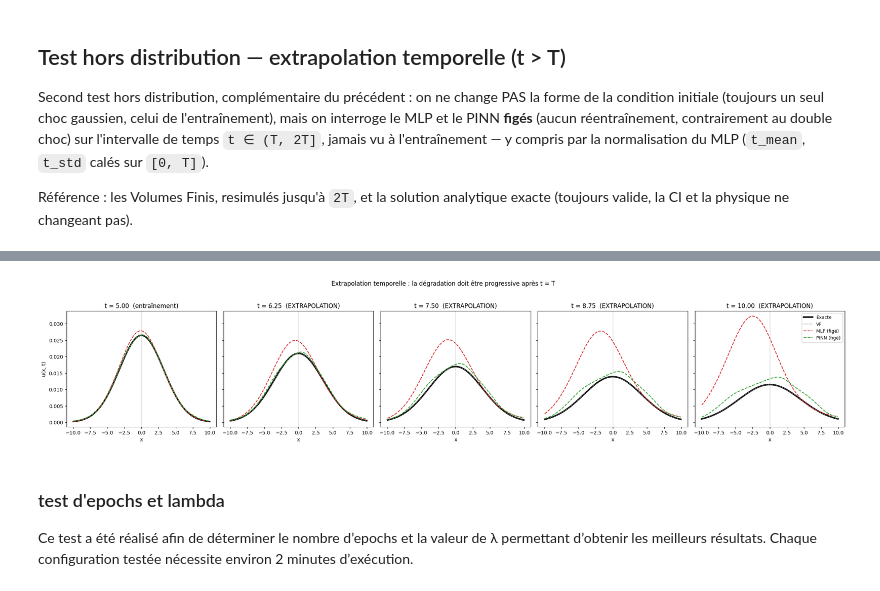
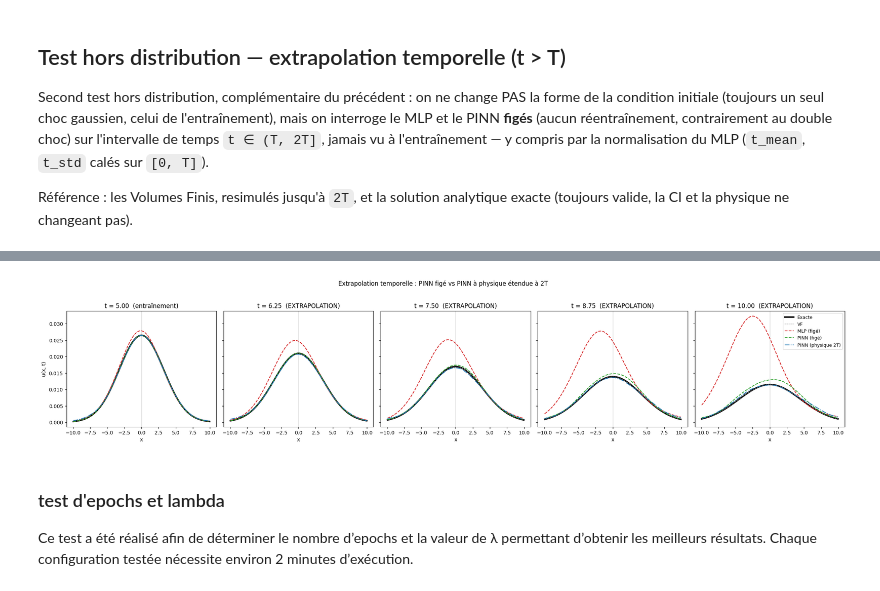
Before and after one commit to zinebA12/choc_economique, a Jupyter notebook: Scenarios/Scenarios.ipynb, the cells around one changed output, grey strips where cells are left out. Saved outputs shown, nothing was run; the diff lists cells and outputs as text; code cells hidden in the pictures.

```diff
--- a/Scenarios/Scenarios.ipynb
+++ b/Scenarios/Scenarios.ipynb
@@ -625,7 +629,6 @@ Second test hors distribution, complémentaire du précédent : on ne change PAS
 
 Référence : les Volumes Finis, resimulés jusqu'à `2T`, et la solution analytique exacte (toujours valide, la CI et la physique ne changeant pas).
 # %%
-
 # ============================================================
 # TEST HORS DISTRIBUTION : extrapolation temporelle (t > T)
 # ============================================================
@@ -636,19 +639,40 @@ x_ext_vf, t_full_vf, U_vf_full = u_volume_finie(
     A=A, x0=x0, sigma=sigma, D=D, alpha=alpha, L=L, T=2*T, Nx=Nx)
 t_vf_ext = time.perf_counter() - t0
 
-# --- On ne garde QUE la zone jamais vue : t > T ----------------------------
 masque_extrap = t_full_vf > T
 t_ext = t_full_vf[masque_extrap]
 U_vf_ext = U_vf_full[masque_extrap, :]
 
-Xe, Te = np.meshgrid(x_ext_vf, t_ext)              # (n_t_ext, Nx)
+Xe, Te = np.meshgrid(x_ext_vf, t_ext)
 U_exacte_ext = u_analytique(Xe, Te, A, x0, sigma, D, alpha)
 dx_ext = x_ext_vf[1] - x_ext_vf[0]
 
-# --- MLP et PINN FIGÉS (aucun réentraînement) : mêmes modèles que ceux ----
-#     déjà entraînés et sauvegardés sur [0, T] plus haut dans le notebook.
+# --- PINN figé : si le modèle chargé est invalide, on le réentraîne sur [0, T]
+def pinn_valide(net):
+    xs = np.linspace(-L, L, 50)
+    X0 = torch.tensor(np.column_stack([xs, np.zeros_like(xs)]), dtype=torch.float32)
+    net.eval()
+    with torch.no_grad():
+        u0 = net(X0).numpy().ravel()
+    return np.abs(u0 - u_analytique(xs, 0.0, A, x0, sigma, D, alpha)).max() < 0.1 * A
+
+if not pinn_valide(pinn):
+    print("PINN chargé invalide : réentraînement sur [0, T].")
+    pinn = train_pinn_scenario(D=D, alpha=alpha, sigma=sigma,
+                               epochs=2000, lambda_pde=8.0,
+                               N_ic=1000, N_bc=300, N_r=500,
+                               N_lbfgs=2000, lbfgs_iter=200, patience=200)
+
+# --- PINN à physique étendue à [0, 2T] (aucune donnée pour t > T) ---------
+t0 = time.perf_counter()
+pinn_2T = train_pinn_scenario(D=D, alpha=alpha, sigma=sigma, T=2*T,
+                              epochs=2000, lambda_pde=8.0,
+                              N_ic=1000, N_bc=300, N_r=800,
+                              N_lbfgs=3000, lbfgs_iter=200, patience=200)
+t_pinn_2T = time.perf_counter() - t0
+
+# --- Prédictions ------------------------------------------------------------
 def predire_mlp_ext():
-    """MLP figé, normalisation inchangée (calée sur [0, T])."""
     xn = (Xe.ravel() - x_mean) / x_std
     tn = (Te.ravel() - t_mean) / t_std
     Xin = torch.tensor(np.column_stack([xn, tn]), dtype=torch.float32)
@@ -657,57 +681,60 @@ def predire_mlp_ext():
         ul = model(Xin).numpy().flatten() * u_std + u_mean
     return (np.exp(ul) - eps).reshape(Xe.shape)
 
-def predire_pinn_ext():
-    """PINN figé (Adam + L-BFGS), aucun point de collocation pour t > T."""
+def predire_pinn_ext(net):
     Xin = torch.tensor(np.column_stack([Xe.ravel(), Te.ravel()]), dtype=torch.float32)
-    pinn.eval()
+    net.eval()
     with torch.no_grad():
-        return pinn(Xin).numpy().reshape(Xe.shape)
+        return net(Xin).numpy().reshape(Xe.shape)
 
-U_mlp_ext = predire_mlp_ext()
-U_pinn_ext = predire_pinn_ext()
+U_mlp_ext  = predire_mlp_ext()
+U_pinn_ext = predire_pinn_ext(pinn)
+U_pinn_2T  = predire_pinn_ext(pinn_2T)
 
 def metr_ext(U_pred):
     d = U_pred - U_exacte_ext
-    return (np.sqrt(np.mean(d**2)),                       # RMSE
-            np.max(np.abs(d)),                             # L∞
-            np.sqrt(dx_ext * np.sum(d**2, axis=1)).max())  # L2 max(t)
+    return (np.sqrt(np.mean(d**2)),
+            np.max(np.abs(d)),
+            np.sqrt(dx_ext * np.sum(d**2, axis=1)).max())
 
 df_extrap_preview = pd.DataFrame([
     ("Volumes finis", *metr_ext(U_vf_ext)),
     ("MLP (figé, jamais réentraîné)", *metr_ext(U_mlp_ext)),
     ("PINN (figé, jamais réentraîné)", *metr_ext(U_pinn_ext)),
+    ("PINN (physique étendue à 2T)", *metr_ext(U_pinn_2T)),
 ], columns=["Méthode", "RMSE", "L∞", "L2 max(t)"])
 display(df_extrap_preview.style.format(
     {"RMSE": "{:.3e}", "L∞": "{:.3e}", "L2 max(t)": "{:.3e}"}).hide(axis="index"))
 
-# --- Visualisation : profils à quelques instants de la zone d'extrapolation
+# --- Visualisation ------------------------------------------------------------
 temps_extrap_a_tracer = [T, T + 0.25*T, T + 0.5*T, T + 0.75*T, 2*T]
 fig, axes = plt.subplots(1, len(temps_extrap_a_tracer),
-                          figsize=(4.5*len(temps_extrap_a_tracer), 4.5), sharey=True)
+                         figsize=(4.5*len(temps_extrap_a_tracer), 4.5), sharey=True)
 
 for ax, ti in zip(axes, temps_extrap_a_tracer):
     idx_full = np.argmin(np.abs(t_full_vf - ti))
+    t_i = t_full_vf[idx_full]
 
-    u_exact_ti = u_analytique(x_ext_vf, t_full_vf[idx_full], A, x0, sigma, D, alpha)
-    ax.plot(x_ext_vf, u_exact_ti, color="black", linewidth=3, label="Exacte")
+    ax.plot(x_ext_vf, u_analytique(x_ext_vf, t_i, A, x0, sigma, D, alpha),
+            color="black", linewidth=3, label="Exacte")
     ax.plot(x_ext_vf, U_vf_full[idx_full, :], color="gray", linestyle=":", label="VF")
 
     xn = (x_ext_vf - x_mean) / x_std
-    tn = (np.full_like(x_ext_vf, t_full_vf[idx_full]) - t_mean) / t_std
+    tn = (np.full_like(x_ext_vf, t_i) - t_mean) / t_std
     Xin = torch.tensor(np.column_stack([xn, tn]), dtype=torch.float32)
     model.eval()
     with torch.no_grad():
         ul = model(Xin).numpy().flatten() * u_std + u_mean
-    u_mlp_ti = np.exp(ul) - eps
-    ax.plot(x_ext_vf, u_mlp_ti, color="tab:red", linestyle="--", label="MLP (figé)")
+    ax.plot(x_ext_vf, np.exp(ul) - eps, color="tab:red", linestyle="--", label="MLP (figé)")
 
-    Xin = torch.tensor(np.column_stack(
-        [x_ext_vf, np.full_like(x_ext_vf, t_full_vf[idx_full])]), dtype=torch.float32)
-    pinn.eval()
-    with torch.no_grad():
-        u_pinn_ti = pinn(Xin).numpy().flatten()
-    ax.plot(x_ext_vf, u_pinn_ti, color="tab:green", linestyle="--", label="PINN (figé)")
+    Xin = torch.tensor(np.column_stack([x_ext_vf, np.full_like(x_ext_vf, t_i)]),
+                       dtype=torch.float32)
+    for net, couleur, style, nom in [(pinn, "tab:green", "--", "PINN (figé)"),
+                                     (pinn_2T, "tab:blue", "-.", "PINN (physique 2T)")]:
+        net.eval()
+        with torch.no_grad():
+            ax.plot(x_ext_vf, net(Xin).numpy().flatten(),
+                    color=couleur, linestyle=style, label=nom)
 
     statut = "entraînement" if ti <= T else "EXTRAPOLATION"
     ax.set_title(f"t = {ti:.2f}  ({statut})")
@@ -716,8 +743,7 @@ for ax, ti in zip(axes, temps_extrap_a_tracer):
 
 axes[0].set_ylabel("u(x, t)")
 axes[-1].legend(loc="upper right", fontsize=9)
-fig.suptitle("Extrapolation temporelle : la dégradation doit être progressive après t = T",
-             y=1.03)
+fig.suptitle("Extrapolation temporelle : PINN figé vs PINN à physique étendue à 2T", y=1.03)
 plt.tight_layout()
 plt.savefig("extrapolation_temporelle.png", dpi=150, bbox_inches="tight")
 plt.show()
@@ -729,4 +756,4 @@ plt.show()
-[figure, old version]
+[figure, new version]
 # %% [markdown]
 ### test d'epochs et lambda
 Ce test a été réalisé afin de déterminer le nombre d’epochs et la valeur de λ permettant d’obtenir les meilleurs résultats.
```
Also changed, not shown: parts of 5 cells of this notebook, 18 other files.
